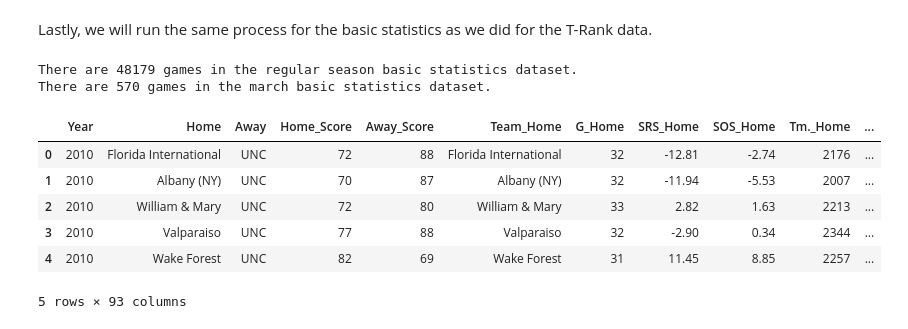
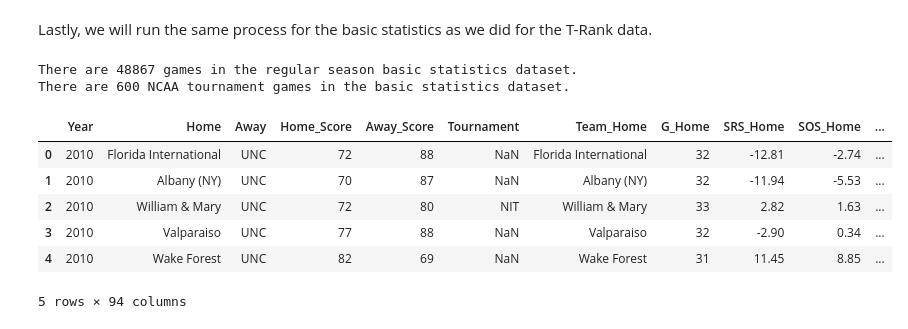
Before and after one commit to pjmartinkus/College_Basketball, a Jupyter notebook: Notebooks/Data Preparation and Cleaning.ipynb, the cells around one changed output. Cells and saved outputs as stored; diff of their text form; code cells hidden in the pictures.

```diff
--- a/Notebooks/Data Preparation and Cleaning.ipynb
+++ b/Notebooks/Data Preparation and Cleaning.ipynb
@@ -51,20 +46,20 @@ for year in range(2002, this_year):
     # Load this year's data and clean up the school names to match up with scores data
     data_kenpom = pd.read_csv('{0}Kenpom/{1}_kenpom.csv'.format(path, year))
     kenpom_data[year] = cbb.update_kenpom(data_kenpom)
-    assert len(cbb.check_for_missing_names(regular_season[year], kenpom_data[year], False)) == 0
+    assert len(cbb.check_for_missing_names(scores_data[year], kenpom_data[year], False)) == 0
 
-    # TRank data starts in 2008 and the team name column is called school instead of team
+    # TRank data starts in 2008
     if year > 2007:
         data_TRank =  pd.read_csv('{0}TRank/{1}_TRank.csv'.format(path, year))
         TRank_data[year] = cbb.update_TRank(data_TRank)
-        assert len(cbb.check_for_missing_names(regular_season[year], TRank_data[year], False)) == 0
+        assert len(cbb.check_for_missing_names(scores_data[year], TRank_data[year], False)) == 0
 
-    # Basic stats data starts in 2010
+    # Basic stats data starts in 2010 and the team name column is called school instead of team
     if year > 2009:
         data_stats =  pd.read_csv('{0}SportsReference/{1}_stats.csv'.format(path, year))
         data_stats = data_stats.rename(index=str, columns={'School': 'Team'})
         stats_data[year] = cbb.update_basic(data_stats)
-        assert len(cbb.check_for_missing_names(regular_season[year], stats_data[year], False)) == 0
+        assert len(cbb.check_for_missing_names(scores_data[year], stats_data[year], False)) == 0
 # %%
 # Lets take a quick look at one of the datasets
 kenpom_data[2013].head()
@@ -202,65 +155,41 @@ There are 761 games in the march T-Rank dataset.
 # %% [markdown]
 Lastly, we will run the same process for the basic statistics as we did for the T-Rank data.
 # %%
-# Save the paths to the scores data
 save_path = '../Data/Combined_Data/'
-
-# Save the joined tables in dictionaries
-regular = {}
-march = {}
+data = {}
 
 # We need to first join datasets from the same year
 for year in range(2010, this_year):
 
     # Get only the columns we need from the kenpom data
     kp = kenpom_data[year][['Team', 'AdjEM', 'Seed', 'Wins', 'Losses']]
 
     # Join the dataframes to get basic statistics data and kenpom (seed, adj_em) for both home and away team
-    regular[year] = pd.merge(regular_season[year], stats_data[year], left_on='Home', right_on='Team', sort=False)
-    regular[year] = pd.merge(regular[year], stats_data[year], left_on='Away', right_on='Team',
+    data[year] = pd.merge(scores_data[year], stats_data[year], left_on='Home', right_on='Team', sort=False)
+    data[year] = pd.merge(data[year], stats_data[year], left_on='Away', right_on='Team',
                              suffixes=('_Home', '_Away'), sort=False)
-    regular[year] = pd.merge(regular[year], kp, left_on='Home', right_on='Team', sort=False)
-    regular[year] = pd.merge(regular[year], kp, left_on='Away', right_on='Team',
+    data[year] = pd.merge(data[year], kp, left_on='Home', right_on='Team', sort=False)
+    data[year] = pd.merge(data[year], kp, left_on='Away', right_on='Team',
                              suffixes=('_Home', '_Away'), sort=False)
 
-    # Do the same for the march data (No march data for this year yet)
-    if year < this_year - 1:
-        march[year] = pd.merge(march_madness[year], stats_data[year], left_on='Home', right_on='Team', sort=False)
-        march[year] = pd.merge(march[year], stats_data[year], left_on='Away', right_on='Team',
-                                 suffixes=('_Home', '_Away'), sort=False)
-        march[year] = pd.merge(march[year], kp, left_on='Home', right_on='Team', sort=False)
-        march[year] = pd.merge(march[year], kp, left_on='Away', right_on='Team',
-                                 suffixes=('_Home', '_Away'), sort=False)
+    # Add a column to indicate the year
+    data[year].insert(0, 'Year', year)
 
-        # Move non-tournament games to regular season data
-        other_games = march[year][march[year]['Seed_Home'].isnull()]
-        regular[year] = pd.concat([regular[year], other_games], ignore_index=True)
-        march[year].drop(other_games.index, inplace=True)
-
-    # Add a column to indicate the year
-    regular[year].insert(0, 'Year', year)
-    if year < this_year - 1:
-        march[year].insert(0, 'Year', year)
-
-# Combine the data for every year
-regular_df = pd.concat(regular, ignore_index=True)
-march_df = pd.concat(march, ignore_index=True)
-
-# Save the data to csv files
-regular_df.to_csv('{0}Basic.csv'.format(save_path), index=False)
-march_df.to_csv('{0}Basic_march.csv'.format(save_path), index=False)
+# Combine the data for every year and save to csv
+basic_df = pd.concat(data, ignore_index=True)
+basic_df.to_csv('{0}Basic.csv'.format(save_path), index=False)
 
 # Lets take a look at one of the data sets
-print("There are {} games in the regular season basic statistics dataset.".format(len(regular_df)))
-print("There are {} games in the march basic statistics dataset.".format(len(march_df)))
-regular_df.head()
+print("There are {} games in the regular season basic statistics dataset.".format(len(basic_df)))
+print("There are {} NCAA tournament games in the basic statistics dataset.".format(len(cbb.filter_tournament(basic_df))))
+basic_df.head()
 # %% [output]
-There are 48179 games in the regular season basic statistics dataset.
-There are 570 games in the march basic statistics dataset.
+There are 48867 games in the regular season basic statistics dataset.
+There are 600 NCAA tournament games in the basic statistics dataset.
-|  | Year | Home | Away | Home_Score | Away_Score | Team_Home | G_Home | SRS_Home | SOS_Home | Tm._Home | ... |
-| 0 | 2010 | Florida International | UNC | 72 | 88 | Florida International | 32 | -12.81 | -2.74 | 2176 | ... |
-| 1 | 2010 | Albany (NY) | UNC | 70 | 87 | Albany (NY) | 32 | -11.94 | -5.53 | 2007 | ... |
-| 2 | 2010 | William & Mary | UNC | 72 | 80 | William & Mary | 33 | 2.82 | 1.63 | 2213 | ... |
-| 3 | 2010 | Valparaiso | UNC | 77 | 88 | Valparaiso | 32 | -2.90 | 0.34 | 2344 | ... |
-| 4 | 2010 | Wake Forest | UNC | 82 | 69 | Wake Forest | 31 | 11.45 | 8.85 | 2257 | ... |
+|  | Year | Home | Away | Home_Score | Away_Score | Tournament | Team_Home | G_Home | SRS_Home | SOS_Home | ... |
+| 0 | 2010 | Florida International | UNC | 72 | 88 | NaN | Florida International | 32 | -12.81 | -2.74 | ... |
+| 1 | 2010 | Albany (NY) | UNC | 70 | 87 | NaN | Albany (NY) | 32 | -11.94 | -5.53 | ... |
+| 2 | 2010 | William & Mary | UNC | 72 | 80 | NIT | William & Mary | 33 | 2.82 | 1.63 | ... |
+| 3 | 2010 | Valparaiso | UNC | 77 | 88 | NaN | Valparaiso | 32 | -2.90 | 0.34 | ... |
+| 4 | 2010 | Wake Forest | UNC | 82 | 69 | NaN | Wake Forest | 31 | 11.45 | 8.85 | ... |
-5 rows × 93 columns
+5 rows × 94 columns
```
Also changed, not shown: parts of 5 cells of this notebook, 1 other file.
